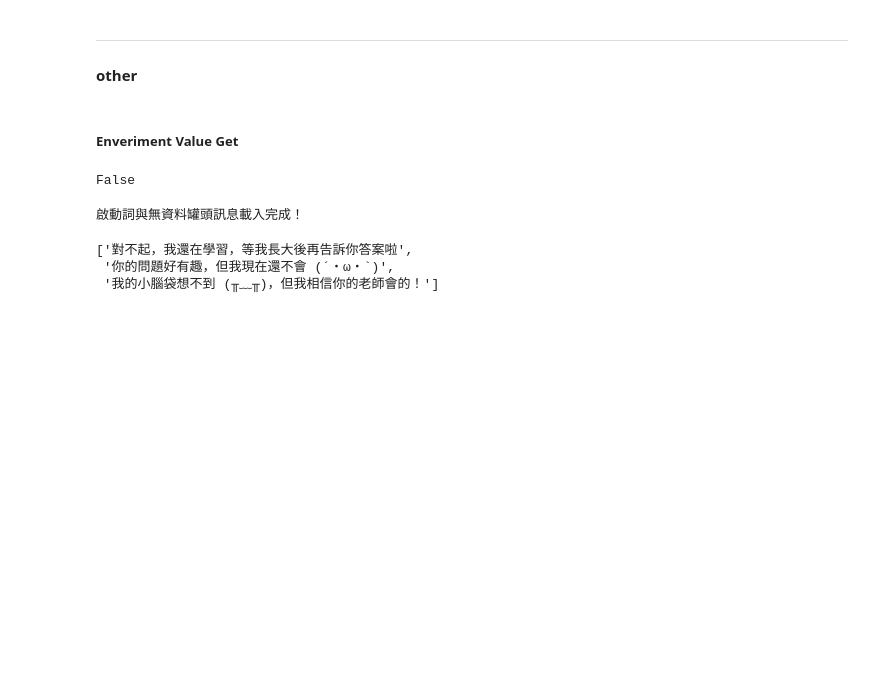
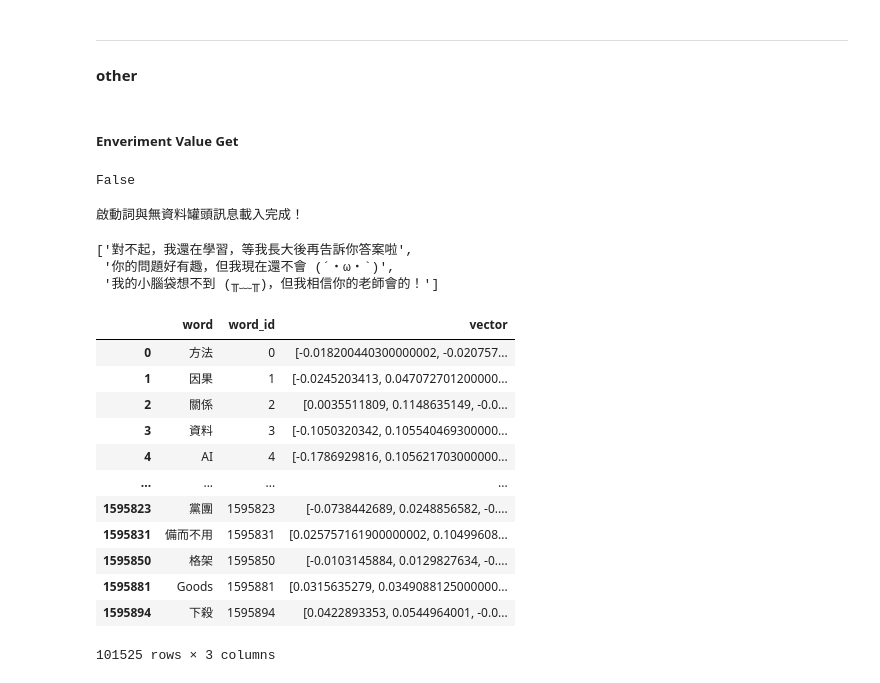
Before and after one commit to tony13382/202307_trello_finder, a Jupyter notebook: testservice.ipynb, the cells around one changed output. Drawn from its saved outputs; the diff is of its cells as text; code cells hidden in the pictures; blank space fills up the shorter version.

```diff
--- a/testservice.ipynb
+++ b/testservice.ipynb
@@ -206,6 +202,22 @@ not_found_msg_list
  '我的小腦袋想不到 (╥﹏╥)，但我相信你的老師會的！']
 # %%
 import pandas as pd
-top_10_tf_df = pd.read_json('./docs/backup/99. 文本數與tf_df.json')
+top_10_tf_df = pd.read_json('./docs/backup/5. TF 字典（含向量）.json')
+# %%
+top_10_tf_df
+# %% [output]
+|  | word | word_id | vector |
+| 0 | 方法 | 0 | [-0.018200440300000002, -0.020757... |
+| 1 | 因果 | 1 | [-0.0245203413, 0.047072701200000... |
+| 2 | 關係 | 2 | [0.0035511809, 0.1148635149, -0.0... |
+| 3 | 資料 | 3 | [-0.1050320342, 0.105540469300000... |
+| 4 | AI | 4 | [-0.1786929816, 0.105621703000000... |
+| ... | ... | ... | ... |
+| 1595823 | 黨團 | 1595823 | [-0.0738442689, 0.0248856582, -0.... |
+| 1595831 | 備而不用 | 1595831 | [0.025757161900000002, 0.10499608... |
+| 1595850 | 格架 | 1595850 | [-0.0103145884, 0.0129827634, -0.... |
+| 1595881 | Goods | 1595881 | [0.0315635279, 0.0349088125000000... |
+| 1595894 | 下殺 | 1595894 | [0.0422893353, 0.0544964001, -0.0... |
+101525 rows × 3 columns
 # %%
 unique_words_df = top_10_tf_df[['word']].drop_duplicates()
```
Also changed, not shown: parts of 22 cells of this notebook, 18 other files.
